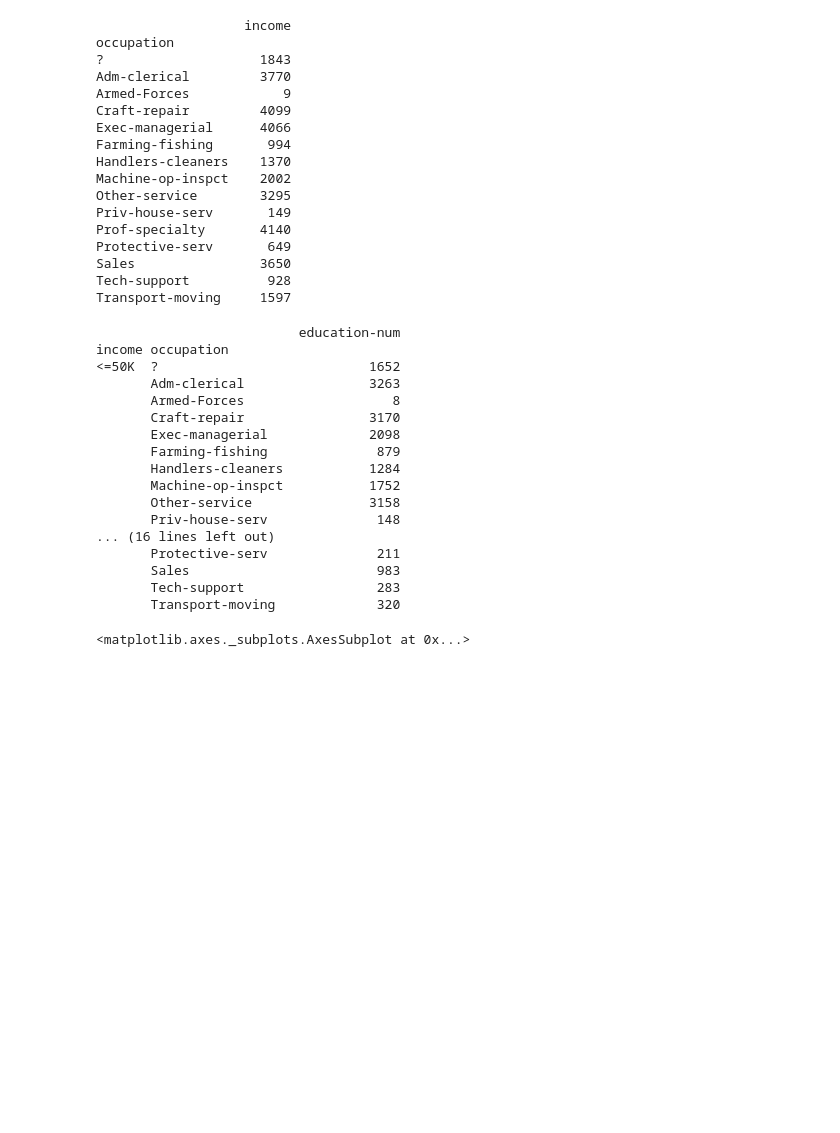
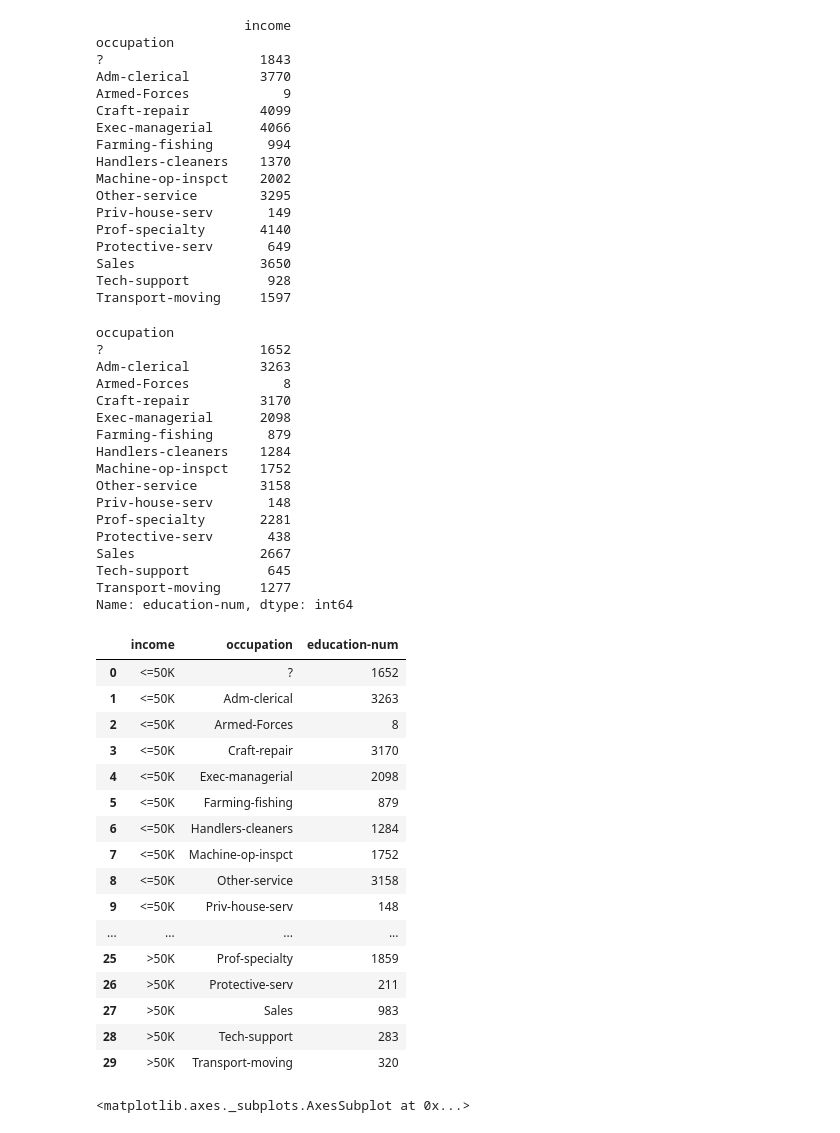
Before and after one commit to jtanderson/COSC-311-Fall2020, a Jupyter notebook: Pandas.ipynb, the cells around one changed output. Cells and saved outputs as stored; diff of their text form; code cells hidden in the pictures; blank space fills up the shorter version.

```diff
--- a/Pandas.ipynb
+++ b/Pandas.ipynb
@@ -499,25 +499,46 @@ Transport-moving     1597
 # %%
 # for jobs that make more than 50k, take the average education-num within each occupation
 occ_data = adults[['occupation', 'education-num', 'income']].groupby(['income', 'occupation']).count()
-print(occ_data)
+occ_data['education-num'].loc['<=50K']
 # %% [output]
-                          education-num
-income occupation
-<=50K  ?                           1652
-       Adm-clerical                3263
-       Armed-Forces                   8
-       Craft-repair                3170
-       Exec-managerial             2098
-       Farming-fishing              879
-       Handlers-cleaners           1284
-       Machine-op-inspct           1752
-       Other-service               3158
-       Priv-house-serv              148
-... (16 lines left out)
-       Protective-serv              211
-       Sales                        983
-       Tech-support                 283
-       Transport-moving             320
+occupation
+?                    1652
+Adm-clerical         3263
+Armed-Forces            8
+Craft-repair         3170
+Exec-managerial      2098
+Farming-fishing       879
+Handlers-cleaners    1284
+Machine-op-inspct    1752
+Other-service        3158
+Priv-house-serv       148
+Prof-specialty       2281
+Protective-serv       438
+Sales                2667
+Tech-support          645
+Transport-moving     1277
+Name: education-num, dtype: int64
+# %%
+plot_data = occ_data.reset_index()
+plot_data
+# %% [output]
+|  | income | occupation | education-num |
+| 0 | <=50K | ? | 1652 |
+| 1 | <=50K | Adm-clerical | 3263 |
+| 2 | <=50K | Armed-Forces | 8 |
+| 3 | <=50K | Craft-repair | 3170 |
+| 4 | <=50K | Exec-managerial | 2098 |
+| 5 | <=50K | Farming-fishing | 879 |
+| 6 | <=50K | Handlers-cleaners | 1284 |
+| 7 | <=50K | Machine-op-inspct | 1752 |
+| 8 | <=50K | Other-service | 3158 |
+| 9 | <=50K | Priv-house-serv | 148 |
+| ... | ... | ... | ... |
+| 25 | >50K | Prof-specialty | 1859 |
+| 26 | >50K | Protective-serv | 211 |
+| 27 | >50K | Sales | 983 |
+| 28 | >50K | Tech-support | 283 |
+| 29 | >50K | Transport-moving | 320 |
 # %%
 plot_data = occ_data.reset_index().pivot(index='occupation', columns='income', values='education-num')
 # %%
```
Also changed, not shown: parts of 5 cells of this notebook, 2 other files.
